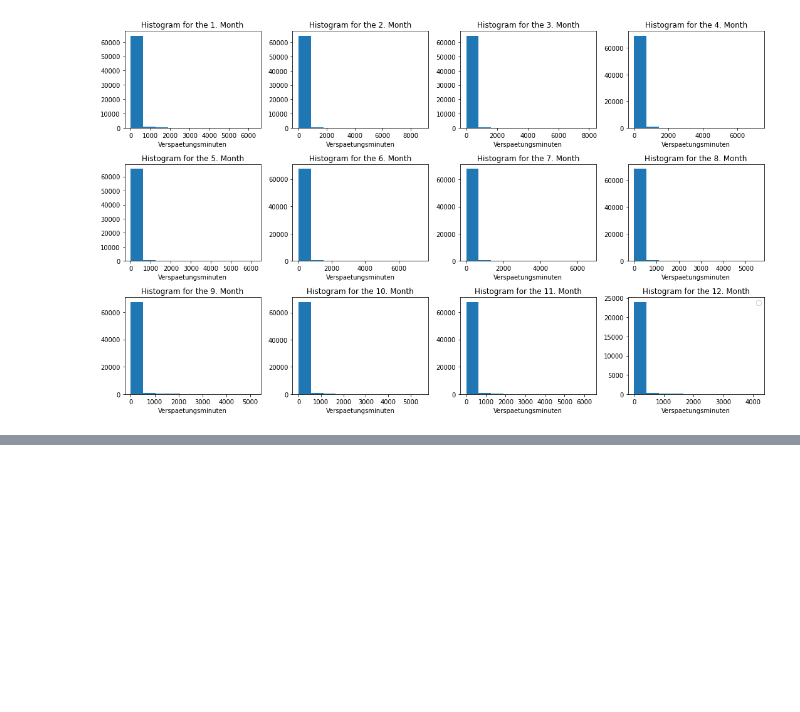
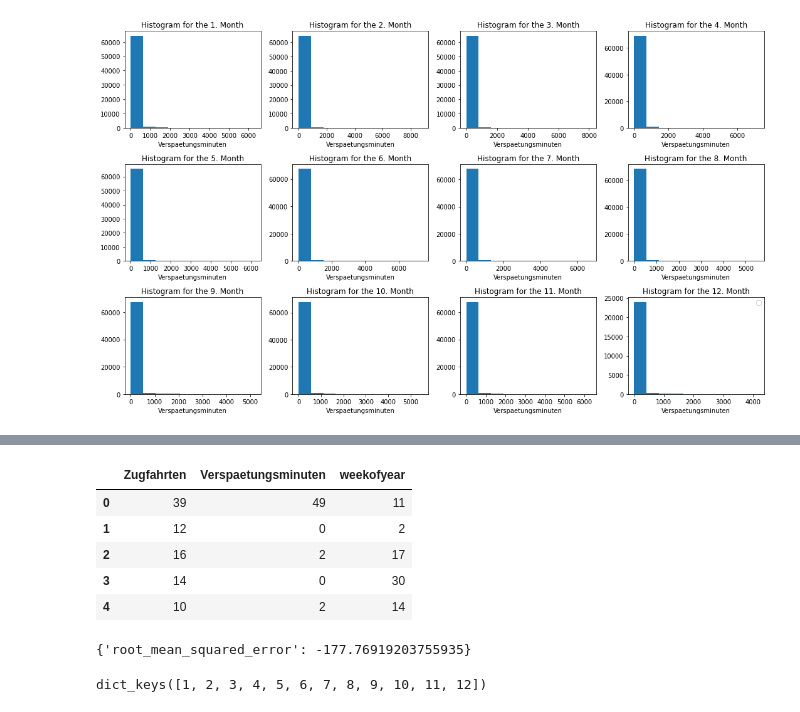
Before and after one commit to shamilnabiyev/open-data-analytics, a Jupyter notebook: data/data-processing.ipynb, the cells around one changed output, grey strips where cells are left out. Cells and saved outputs as stored; diff of their text form; code cells hidden in the pictures; blank space fills up the shorter version.

```diff
--- a/data/data-processing.ipynb
+++ b/data/data-processing.ipynb
@@ -107,0 +167,10 @@ No handles with labels found to put in legend.
+# %%
+df3 = df2[['Zugfahrten', 'Verspaetungsminuten', 'weekofyear']]
+df3.head()
+# %% [output]
+|  | Zugfahrten | Verspaetungsminuten | weekofyear |
+| 0 | 39 | 49 | 11 |
+| 1 | 12 | 0 | 2 |
+| 2 | 16 | 2 | 17 |
+| 3 | 14 | 0 | 30 |
+| 4 | 10 | 2 | 14 |
@@ -107,0 +201,9 @@ No handles with labels found to put in legend.
+# %%
+test_performance
+# %% [output]
+{'root_mean_squared_error': -177.76919203755935}
+# %%
+grouped = df2[['PROD_DATUM', 'Zugfahrten', 'Verspaetungsminuten', 'month']].groupby(['month'])
+grouped.groups.keys()
+# %% [output]
+dict_keys([1, 2, 3, 4, 5, 6, 7, 8, 9, 10, 11, 12])
```
Also changed, not shown: parts of 8 cells of this notebook.
